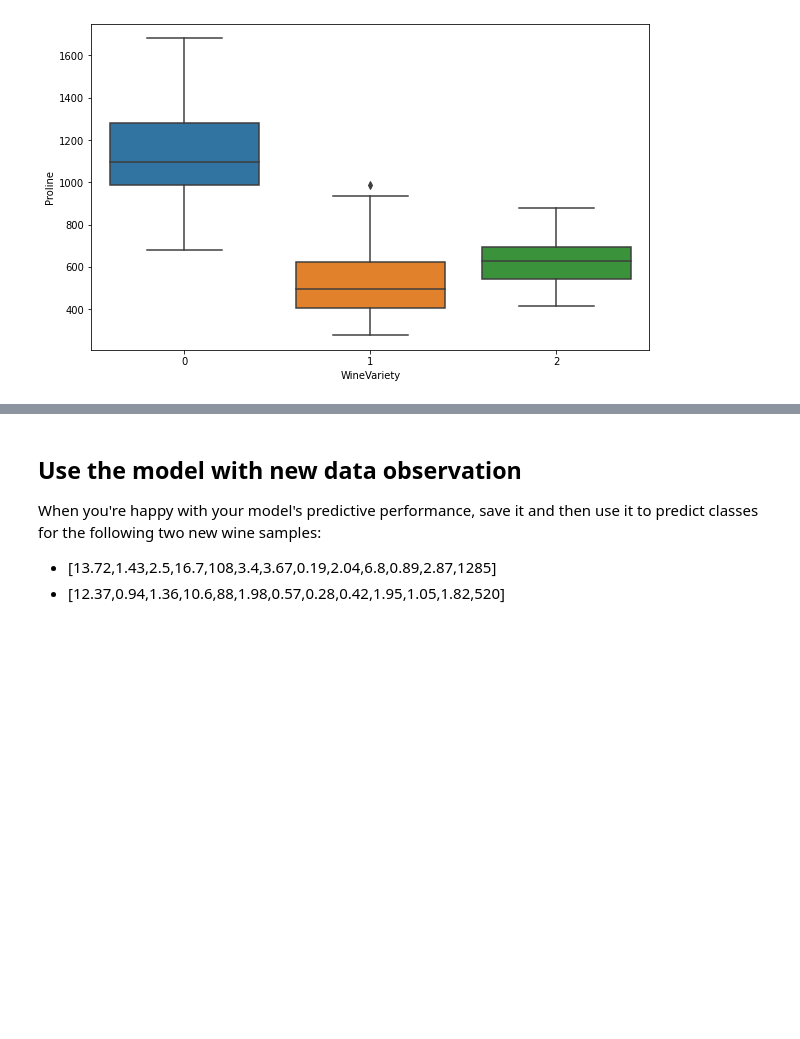
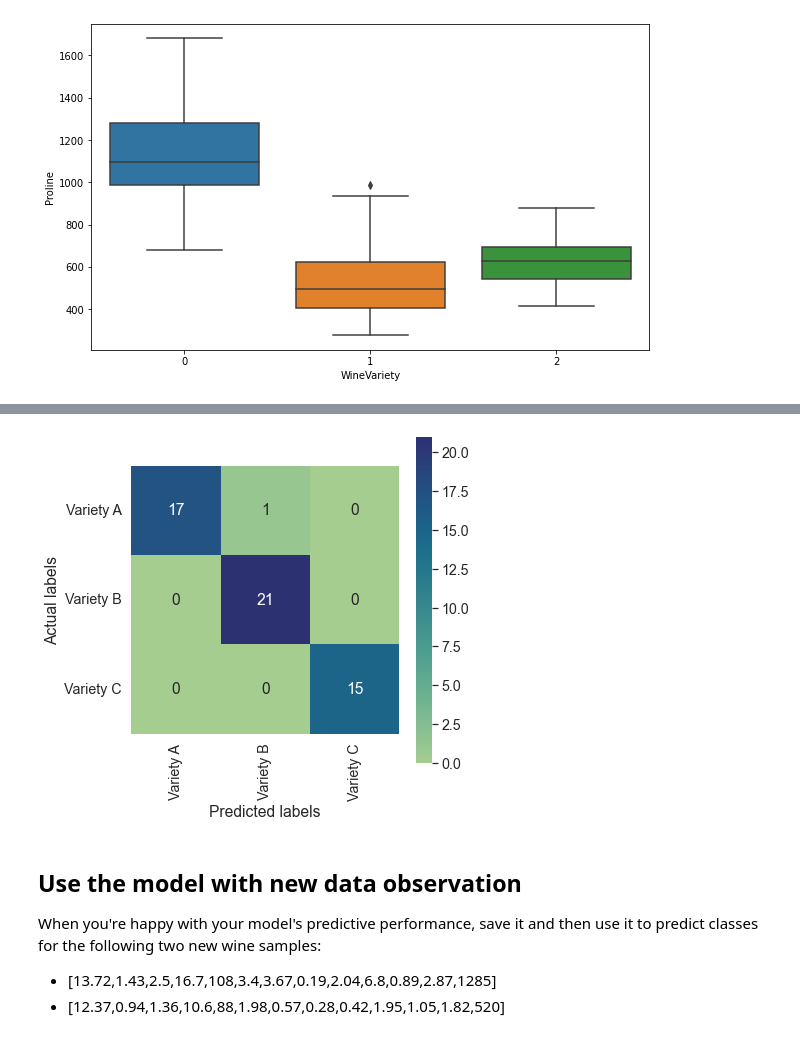
Before and after one commit to Berezovikov-A/ms_ml_challenges, a Jupyter notebook: 03 - Wine Classification Challenge.ipynb, the cells around one changed output, grey strips where cells are left out. Cells and saved outputs as stored; diff of their text form; code cells hidden in the pictures; blank space fills up the shorter version.

```diff
--- a/03 - Wine Classification Challenge.ipynb
+++ b/03 - Wine Classification Challenge.ipynb
@@ -92,3 +96,40 @@ from sklearn.model_selection import train_test_split
 X, y = data[features].values, data[label].values
 
 X_train, X_test, y_train, y_test = train_test_split(X, y, test_size = 0.30, random_state = 0, stratify = y)
+# %%
+from sklearn.preprocessing import StandardScaler
+from sklearn.compose import ColumnTransformer
+from sklearn.pipeline import Pipeline
+
+from sklearn.linear_model import LogisticRegression
+from sklearn.svm import LinearSVC
+from sklearn.neighbors import KNeighborsClassifier
+from sklearn.svm import SVC
+from sklearn.ensemble import RandomForestClassifier
+
+feature_columns = [0,1,2,3,4,5,6,7,8,9,10,12]
+feature_transformer = Pipeline(steps=[
+    ('scaler', StandardScaler())
+])
+
+preprocessor = ColumnTransformer(transformers=[
+    ('preprocess', feature_transformer, feature_columns)
+])
+
+def pipeline_model(algorythm):
+    pipeline = Pipeline(steps=[
+        ('preprocessor', preprocessor),
+        ('regressor', algorythm)
+    ])
+
+    return pipeline.fit(X_train, y_train)
+# %%
+from sklearn.metrics import classification_report
+
+reg = 0.1
+
+model = pipeline_model(LogisticRegression(C=1/reg, solver='lbfgs', multi_class='auto'))
+
+
+predictions = model.predict(X_test)
+print(f"Predicted labels:\t{predictions[:15]}\nActual labels\t:\t{y_test[:15]}")
@@ -95,3 +153,9 @@ X_train, X_test, y_train, y_test = train_test_split(X, y, test_size = 0.30, rand
+# %%
+label_names = ['Variety A', 'Variety B', 'Variety C']
+
+cm = plots.show_confusion_matrix(y_test, predictions, label_names)
+# %% [output]
+[figure, added]
 # %% [markdown]
 ## Use the model with new data observation
 
```
Also changed, not shown: parts of 4 cells of this notebook, 2 other files.
